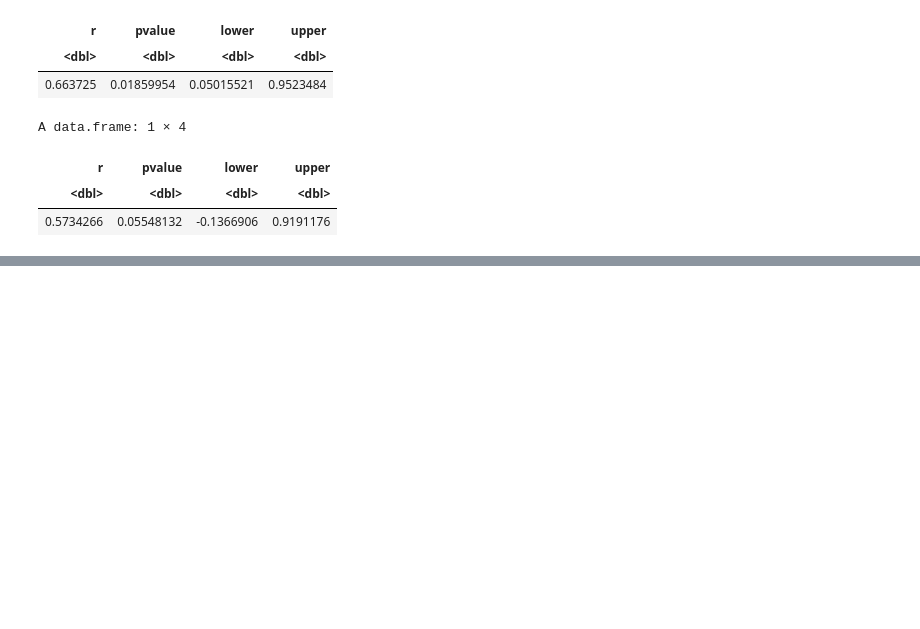
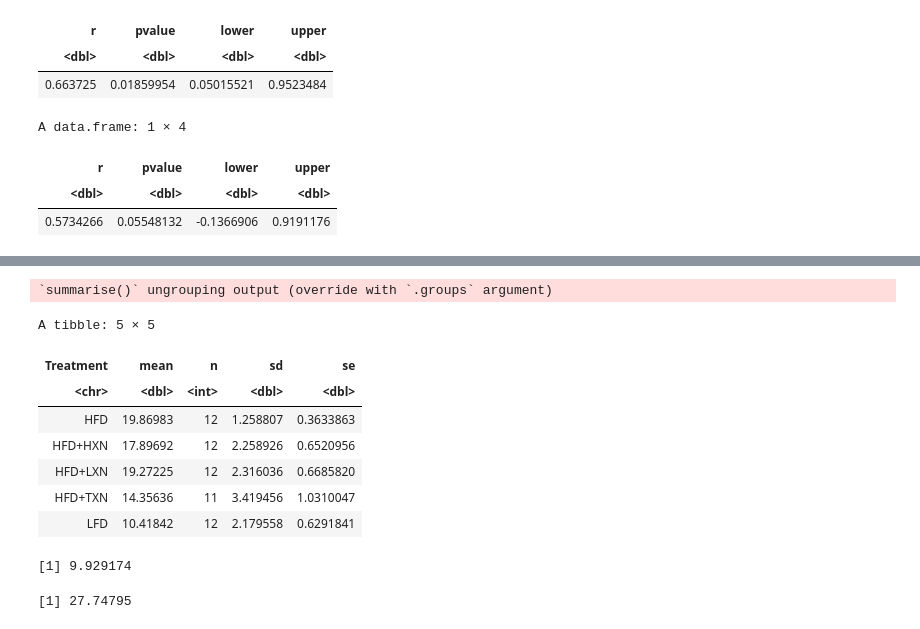
Before and after one commit to zhangyang2017/PPAR, a Jupyter notebook: manuscript/figures/figure02/figure2.ipynb, the cells around one changed output, grey strips where cells are left out. Cells and saved outputs as stored; diff of their text form; code cells hidden in the pictures; blank space fills up the shorter version.

```diff
--- a/manuscript/figures/figure02/figure2.ipynb
+++ b/manuscript/figures/figure02/figure2.ipynb
@@ -883,0 +900,22 @@ A data.frame: 1 × 4
+# %%
+data %>% group_by(Treatment) %>%
+summarize(mean = mean(Fat_mass), n = n(),
+         sd = sd(Fat_mass), se = sd/sqrt(n))
+# %% [output]
+`summarise()` ungrouping output (override with `.groups` argument)
+A tibble: 5 × 5
+| Treatment | mean | n | sd | se |
+| <chr> | <dbl> | <int> | <dbl> | <dbl> |
+| HFD | 19.86983 | 12 | 1.258807 | 0.3633863 |
+| HFD+HXN | 17.89692 | 12 | 2.258926 | 0.6520956 |
+| HFD+LXN | 19.27225 | 12 | 2.316036 | 0.6685820 |
+| HFD+TXN | 14.35636 | 11 | 3.419456 | 1.0310047 |
+| LFD | 10.41842 | 12 | 2.179558 | 0.6291841 |
+# %%
+(19.86983-17.89692)*100/19.86983
+# %% [output]
+[1] 9.929174
+# %%
+(19.86983-14.35636)*100/19.86983
+# %% [output]
+[1] 27.74795
```
Also changed, not shown: parts of 1 cell of this notebook, 16 other files.
